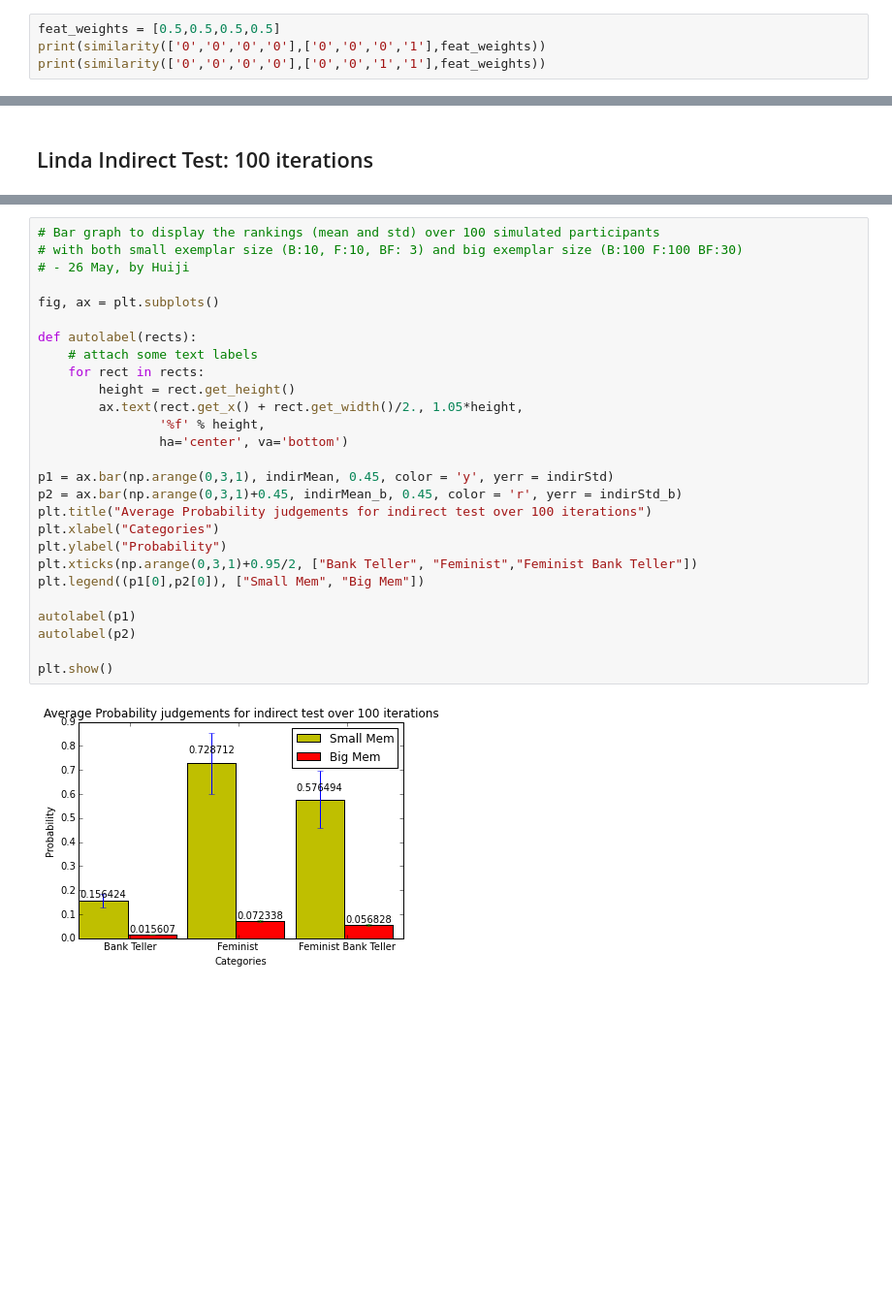
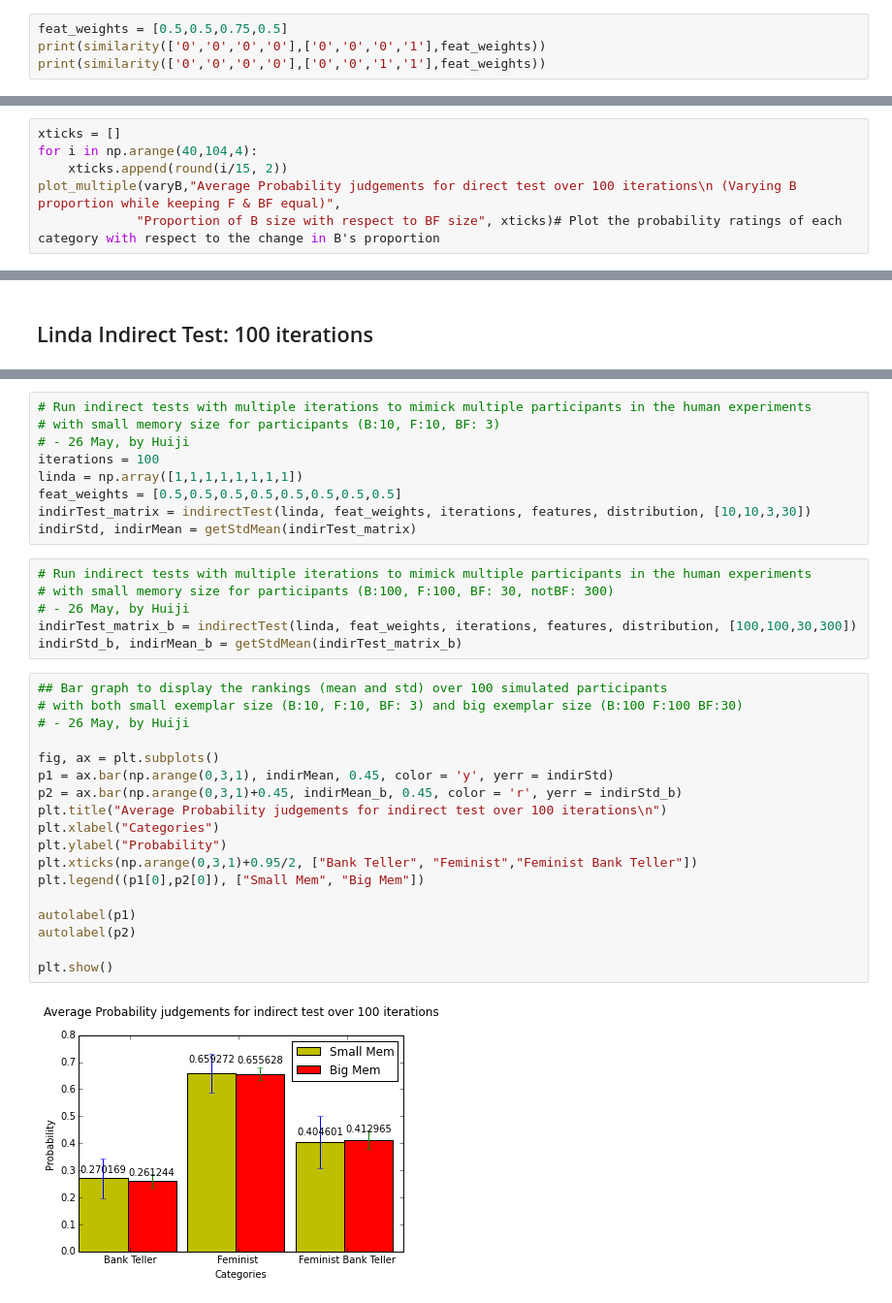
Before and after one commit to yinghj/CS328-Spring-2016, a Jupyter notebook: Final Project.ipynb, the cells around one changed output, grey strips where cells are left out. Shown at 97% size. Cells and saved outputs as stored; diff of their text form; blank space fills up the shorter version.

```diff
--- a/Final Project.ipynb
+++ b/Final Project.ipynb
@@ -186,7 +186,7 @@ $$ similarity(j, k) = \prod s^{d_k}$$
 # %% [markdown]
 ### Feature Weights
 # %%
-feat_weights = [0.5,0.5,0.5,0.5]
+feat_weights = [0.5,0.5,0.75,0.5]
 print(similarity(['0','0','0','0'],['0','0','0','1'],feat_weights))
 print(similarity(['0','0','0','0'],['0','0','1','1'],feat_weights))
 # %% [output]
@@ -659,0 +517,6 @@ plt.show()
+# %%
+xticks = []
+for i in np.arange(40,104,4):
+    xticks.append(round(i/15, 2))
+plot_multiple(varyB,"Average Probability judgements for direct test over 100 iterations\n (Varying B proportion while keeping F & BF equal)",
+             "Proportion of B size with respect to BF size", xticks)# Plot the probability ratings of each category with respect to the change in B's proportion
@@ -743,29 +552,35 @@ print (indirStd_b, indirMean_b)
+# %%
+# Run indirect tests with multiple iterations to mimick multiple participants in the human experiments
+# with small memory size for participants (B:10, F:10, BF: 3)
+# - 26 May, by Huiji
+iterations = 100
+linda = np.array([1,1,1,1,1,1,1,1])
+feat_weights = [0.5,0.5,0.5,0.5,0.5,0.5,0.5,0.5]
+indirTest_matrix = indirectTest(linda, feat_weights, iterations, features, distribution, [10,10,3,30])
+indirStd, indirMean = getStdMean(indirTest_matrix)
+# %%
+# Run indirect tests with multiple iterations to mimick multiple participants in the human experiments
+# with small memory size for participants (B:100, F:100, BF: 30, notBF: 300)
+# - 26 May, by Huiji
+indirTest_matrix_b = indirectTest(linda, feat_weights, iterations, features, distribution, [100,100,30,300])
+indirStd_b, indirMean_b = getStdMean(indirTest_matrix_b)
 # %%
-# Bar graph to display the rankings (mean and std) over 100 simulated participants
+## Bar graph to display the rankings (mean and std) over 100 simulated participants
 # with both small exemplar size (B:10, F:10, BF: 3) and big exemplar size (B:100 F:100 BF:30)
 # - 26 May, by Huiji
 
 fig, ax = plt.subplots()
-
-def autolabel(rects):
-    # attach some text labels
-    for rect in rects:
-        height = rect.get_height()
-        ax.text(rect.get_x() + rect.get_width()/2., 1.05*height,
-                '%f' % height,
-                ha='center', va='bottom')
-
 p1 = ax.bar(np.arange(0,3,1), indirMean, 0.45, color = 'y', yerr = indirStd)
 p2 = ax.bar(np.arange(0,3,1)+0.45, indirMean_b, 0.45, color = 'r', yerr = indirStd_b)
-plt.title("Average Probability judgements for indirect test over 100 iterations")
+plt.title("Average Probability judgements for indirect test over 100 iterations\n")
 plt.xlabel("Categories")
 plt.ylabel("Probability")
 plt.xticks(np.arange(0,3,1)+0.95/2, ["Bank Teller", "Feminist","Feminist Bank Teller"])
 plt.legend((p1[0],p2[0]), ["Small Mem", "Big Mem"])
 
 autolabel(p1)
 autolabel(p2)
 
 plt.show()
 # %% [output]
-[figure, old version]
+[figure, new version]
```
Also changed, not shown: parts of 57 cells of this notebook.
